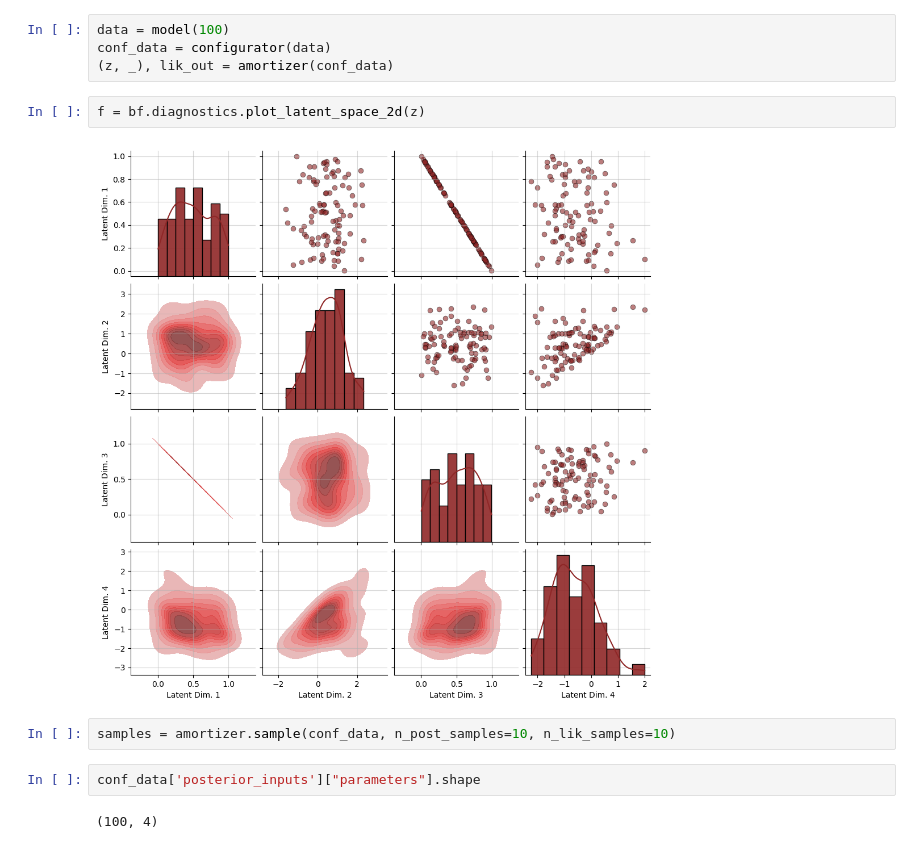
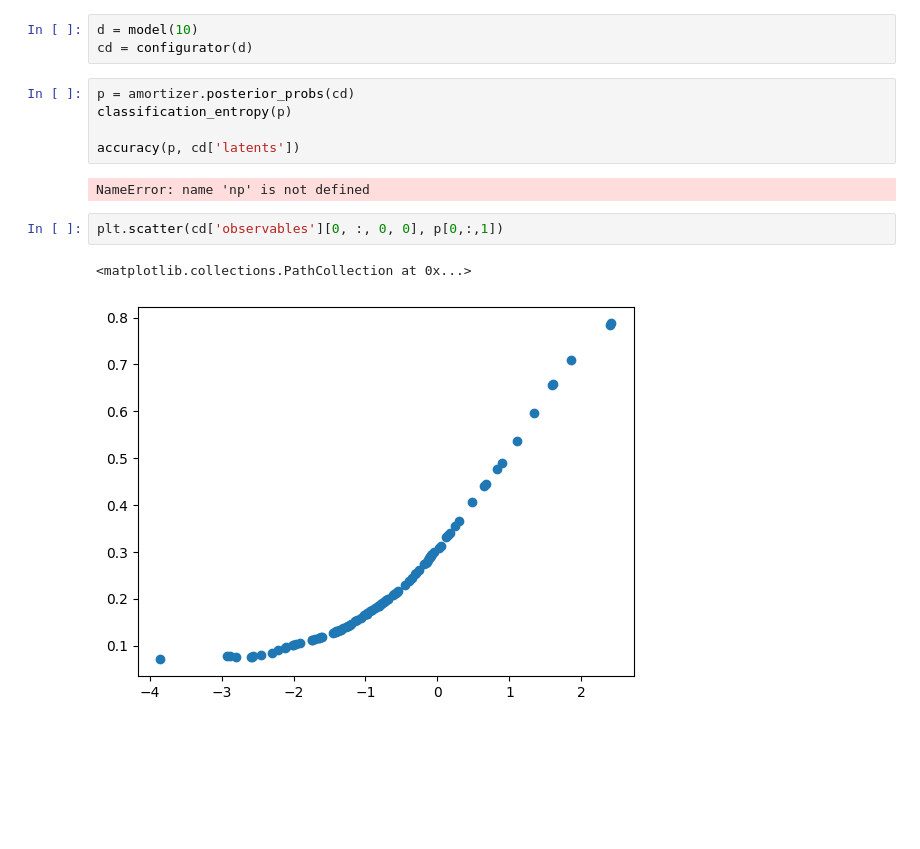
Before and after one commit to Kucharssim/bayesflow-amortized-mixtures, a Jupyter notebook: normal-mixture.ipynb, the cells around one changed output. Saved outputs shown, nothing was run; the diff lists cells and outputs as text; blank space fills up the shorter version.

```diff
--- a/normal-mixture.ipynb
+++ b/normal-mixture.ipynb
@@ -77,14 +85,15 @@ bf.diagnostics.plot_losses(h)
-# %%
-data = model(100)
-conf_data = configurator(data)
-(z, _), lik_out = amortizer(conf_data)
-# %%
-f = bf.diagnostics.plot_latent_space_2d(z)
-# %% [output]
-[figure, removed]
-# %%
-samples = amortizer.sample(conf_data, n_post_samples=10, n_lik_samples=10)
-# %%
-conf_data['posterior_inputs']["parameters"].shape
-# %% [output]
-(100, 4)
+# %%
+d = model(10)
+cd = configurator(d)
+# %%
+p = amortizer.posterior_probs(cd)
+classification_entropy(p)
+
+accuracy(p, cd['latents'])
+# %% [output]
+NameError: name 'np' is not defined
+# %%
+plt.scatter(cd['observables'][0, :, 0, 0], p[0,:,1])
+# %% [output]
+<matplotlib.collections.PathCollection at 0x...>
+[figure, added]
```
Also changed, not shown: parts of 12 cells of this notebook, 2 other files.
